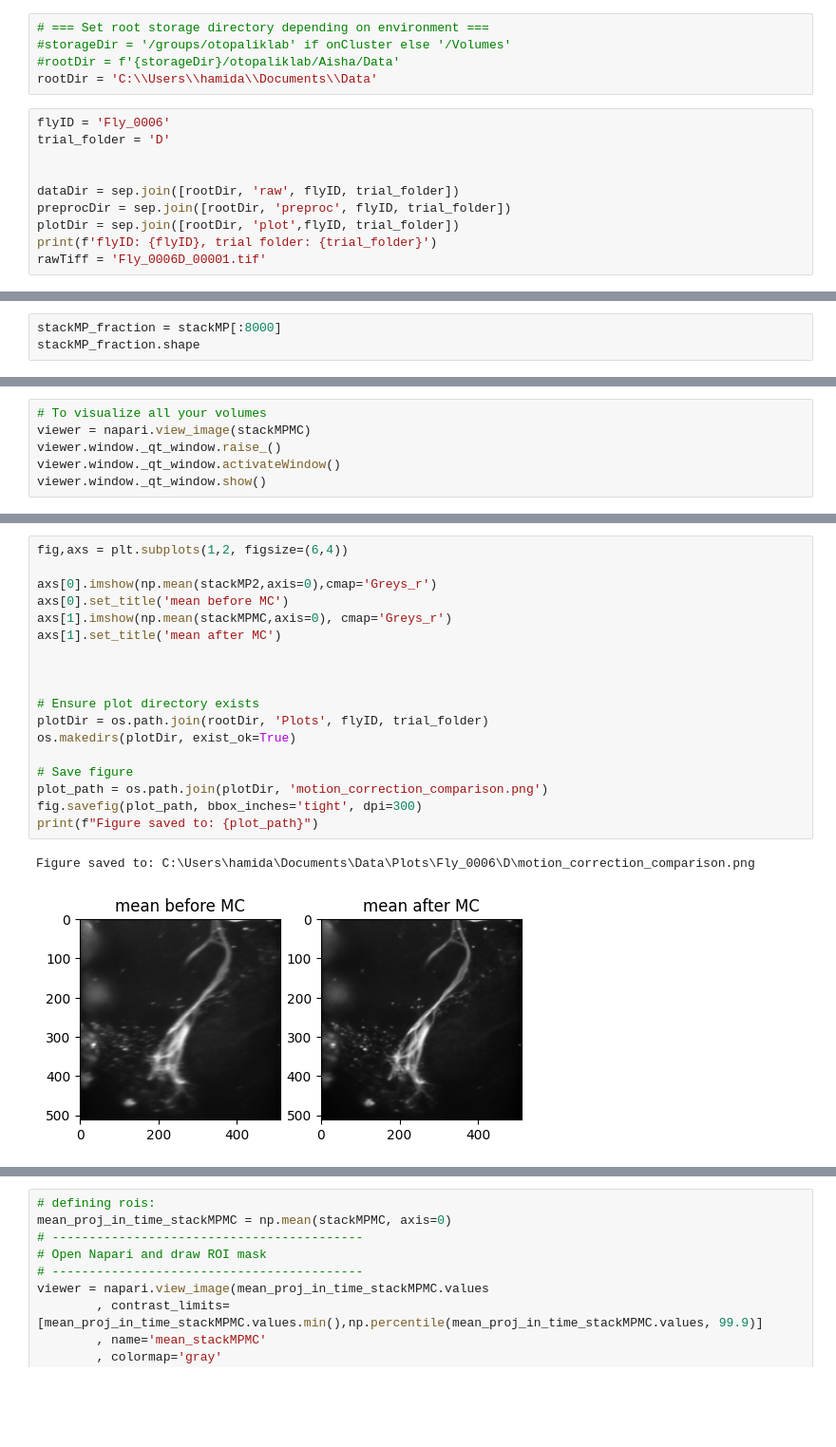
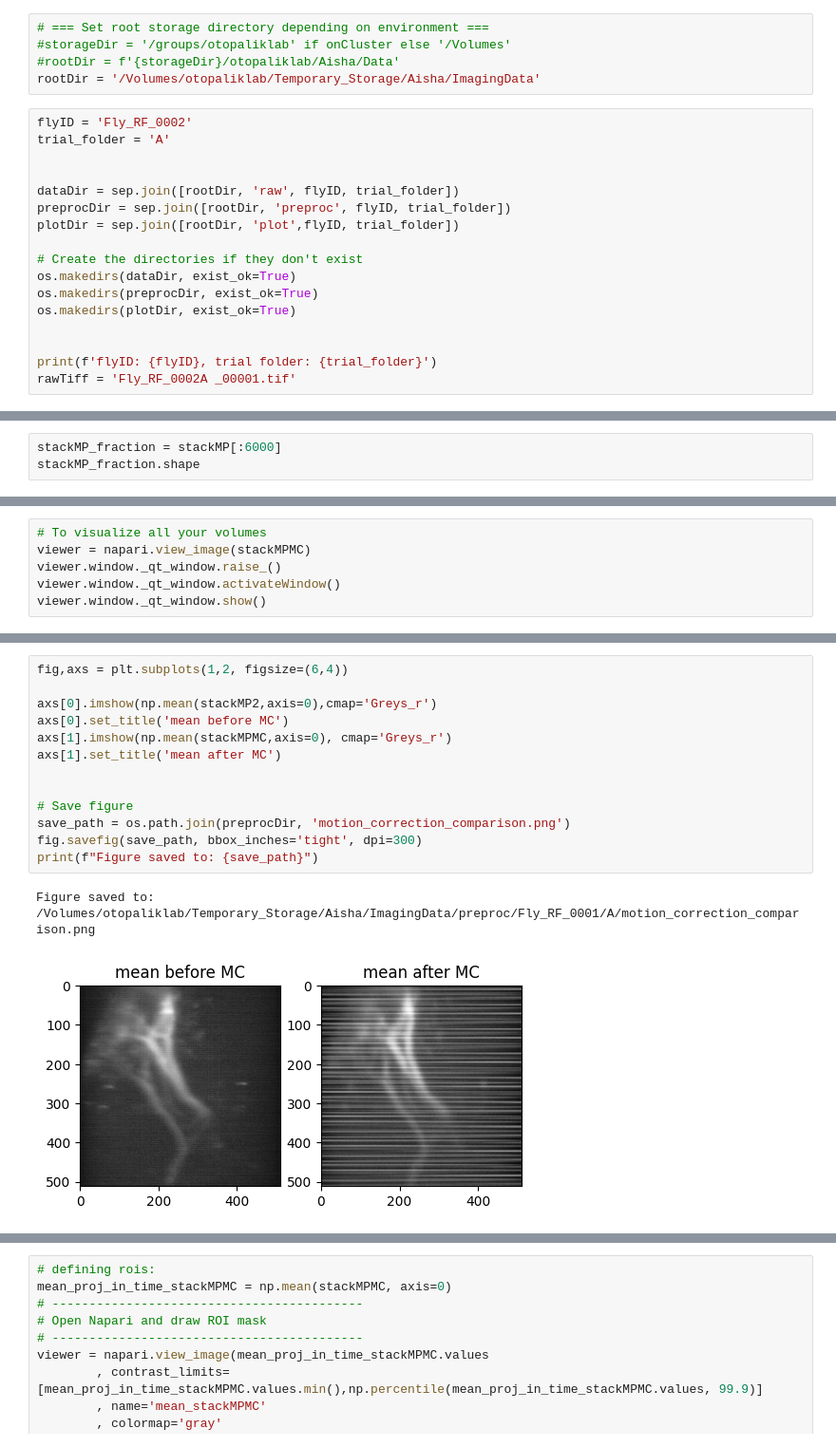
Before and after one commit to AishaHamid201/fly2p, a Jupyter notebook: fly2p/scripts/imaging_preprocessing_new.ipynb, the cells around one changed output, grey strips where cells are left out. Shown at 95% size. Saved outputs shown, nothing was run; the diff lists cells and outputs as text; blank space fills up the shorter version.

```diff
--- a/fly2p/scripts/imaging_preprocessing_new.ipynb
+++ b/fly2p/scripts/imaging_preprocessing_new.ipynb
@@ -44,15 +47,22 @@ onCluster = False
 # === Set root storage directory depending on environment ===
 #storageDir = '/groups/otopaliklab' if onCluster else '/Volumes'
 #rootDir = f'{storageDir}/otopaliklab/Aisha/Data'
-rootDir = 'C:\\Users\\hamida\\Documents\\Data'
+rootDir = '/Volumes/otopaliklab/Temporary_Storage/Aisha/ImagingData'
 # %%
-flyID = 'Fly_0006'
-trial_folder = 'D'
+flyID = 'Fly_RF_0002'
+trial_folder = 'A'
 
 
 dataDir = sep.join([rootDir, 'raw', flyID, trial_folder])
 preprocDir = sep.join([rootDir, 'preproc', flyID, trial_folder])
 plotDir = sep.join([rootDir, 'plot',flyID, trial_folder])
+
+# Create the directories if they don't exist
+os.makedirs(dataDir, exist_ok=True)
+os.makedirs(preprocDir, exist_ok=True)
+os.makedirs(plotDir, exist_ok=True)
+
+
 print(f'flyID: {flyID}, trial folder: {trial_folder}')
-rawTiff = 'Fly_0006D_00001.tif'
+rawTiff = 'Fly_RF_0002A _00001.tif'
 # %% [output]
@@ -129,4 +140,4 @@ stackMP.shape
 # %%
-stackMP_fraction = stackMP[:8000]
+stackMP_fraction = stackMP[:6000]
 stackMP_fraction.shape
 # %% [output]
@@ -160,24 +173,19 @@ plt.imshow(np.mean(stackMPMC,axis=0), cmap='Greys_r')
 # %%
 fig,axs = plt.subplots(1,2, figsize=(6,4))
 
 axs[0].imshow(np.mean(stackMP2,axis=0),cmap='Greys_r')
 axs[0].set_title('mean before MC')
 axs[1].imshow(np.mean(stackMPMC,axis=0), cmap='Greys_r')
 axs[1].set_title('mean after MC')
 
 
-
-# Ensure plot directory exists
-plotDir = os.path.join(rootDir, 'Plots', flyID, trial_folder)
-os.makedirs(plotDir, exist_ok=True)
-
 # Save figure
-plot_path = os.path.join(plotDir, 'motion_correction_comparison.png')
-fig.savefig(plot_path, bbox_inches='tight', dpi=300)
-print(f"Figure saved to: {plot_path}")
+save_path = os.path.join(preprocDir, 'motion_correction_comparison.png')
+fig.savefig(save_path, bbox_inches='tight', dpi=300)
+print(f"Figure saved to: {save_path}")
 # %% [output]
-Figure saved to: C:\Users\hamida\Documents\Data\Plots\Fly_0006\D\motion_correction_comparison.png
+Figure saved to: /Volumes/otopaliklab/Temporary_Storage/Aisha/ImagingData/preproc/Fly_RF_0001/A/motion_correction_comparison.png
-[figure, old version]
+[figure, new version]
 # %%
 # choose regions of interest:
 
```
Also changed, not shown: parts of 28 cells of this notebook.
